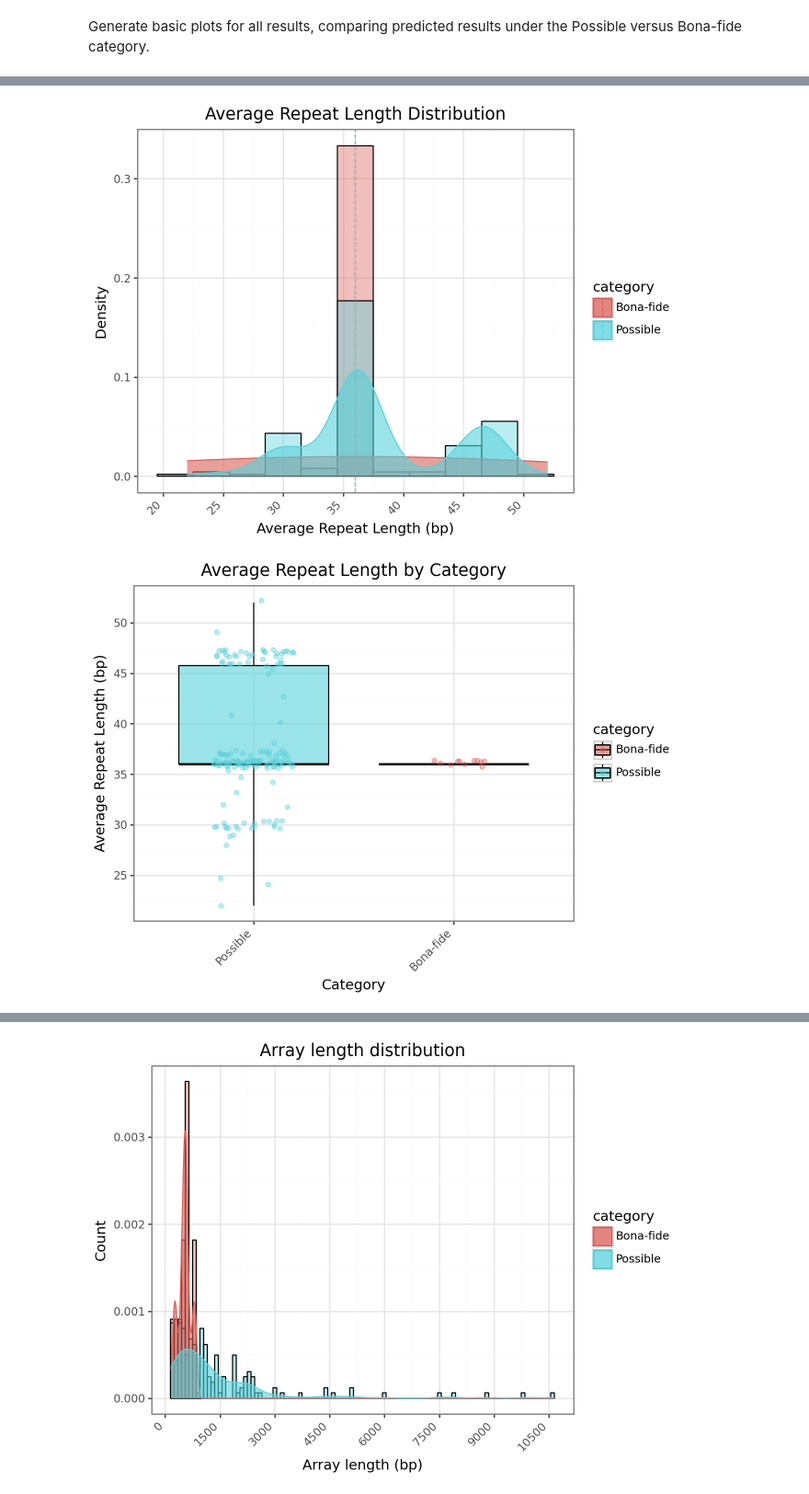
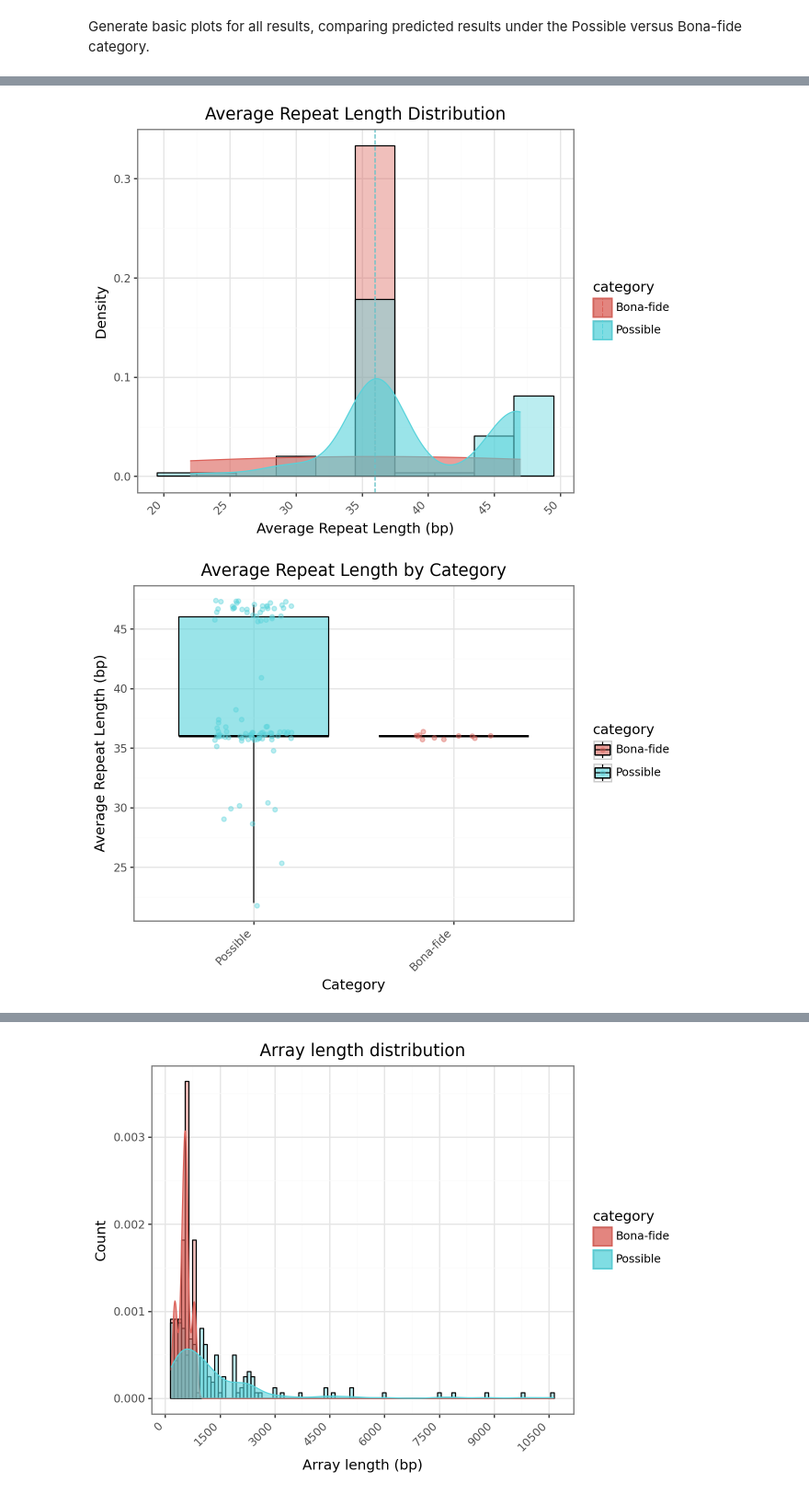
Before and after one commit to rjibengtsson/spacer_analysis, a Jupyter notebook: prelim/premlinary_analysis.ipynb, the cells around one changed output, grey strips where cells are left out. Shown at 92% size. Saved outputs shown, nothing was run; the diff lists cells and outputs as text; code cells hidden in the pictures.

```diff
--- a/prelim/premlinary_analysis.ipynb
+++ b/prelim/premlinary_analysis.ipynb
@@ -300,3 +307,6 @@ df = df.drop_duplicates(subset=['array_id'])
 
 # Distingush between categories
 df_sub = df[df['category'] != 'Alternative']
+
+# # Drop arrays with high spacer length variance
+df_sub = df_sub[df_sub['spacer_len_var'] < 5]
@@ -303,4 +335,7 @@ df_sub = df[df['category'] != 'Alternative']
 # %%
+# # Drop arrays with high spacer length variance
+df_sub = df_sub[df_sub['spacer_len_var'] < 1]
+
 breaks = list(range(0, int(df_sub['avgrepeatlen'].max()) + 5, 5))
 
 median_len = (
@@ -326,33 +361,33 @@ p_freq = (
     scale_x_continuous(breaks=breaks) +
     theme_bw() +
     labs(
         title='Average Repeat Length Distribution',
         x='Average Repeat Length (bp)',
         y='Density'
     ) +
     theme(axis_text_x=element_text(rotation=45, hjust=1))
 )
 
 
 p_box = (
     ggplot(df_sub, aes(x='category', y='avgrepeatlen', fill='category')) +
     geom_boxplot(alpha=0.6, color="black") +
     geom_jitter(aes(color='category'), alpha=0.4, width=0.2) +
     scale_x_discrete(limits=df_sub['category'].unique()) +
     scale_y_continuous(breaks=list(range(0, int(df_sub['avgrepeatlen'].max()) + 5, 5))) +
     theme_bw() +
     labs(
         title='Average Repeat Length by Category',
         x='Category',
         y='Average Repeat Length (bp)'
     ) +
     theme(axis_text_x=element_text(rotation=45, hjust=1))
 )
 
 # # # Show it in Jupyter
 display(p_freq)
 display(p_box)
 # %% [output]
-[figure, old version]
+[figure, new version]
-[figure, old version]
+[figure, new version]
 # %%
```
Also changed, not shown: parts of 18 cells of this notebook, 6 other files.
